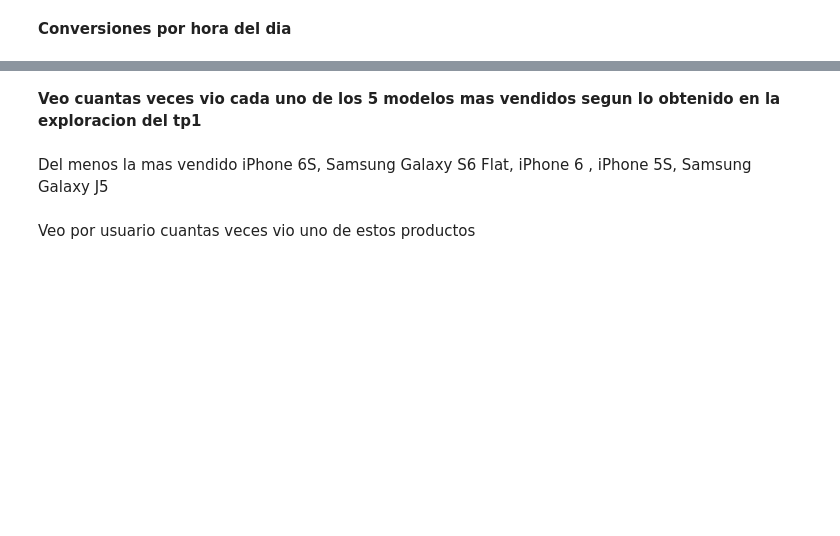
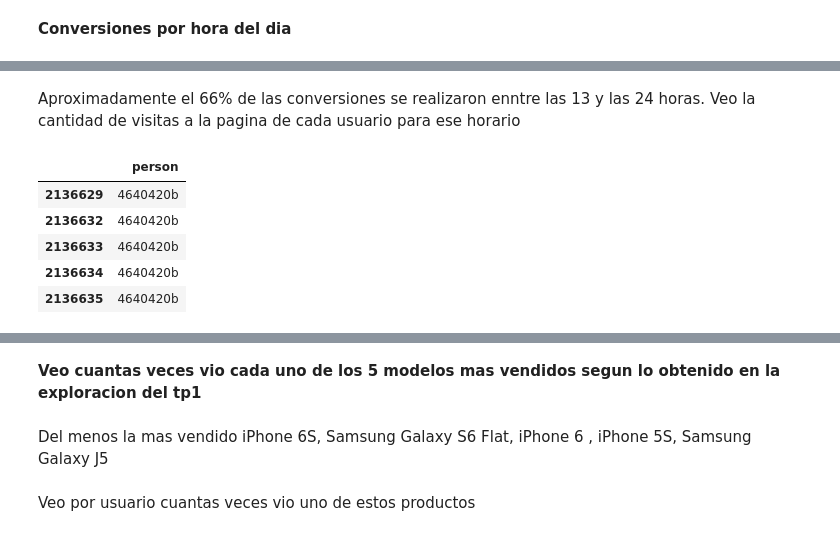
Before and after one commit to Blaz77/DatosReloaded, a Jupyter notebook: TP2/resolucion2.ipynb, the cells around one changed output, grey strips where cells are left out. Drawn from its saved outputs; the diff is of its cells as text; code cells hidden in the pictures; blank space fills up the shorter version.

```diff
--- a/TP2/resolucion2.ipynb
+++ b/TP2/resolucion2.ipynb
@@ -254,0 +256,15 @@ plt.hist(conversions['hour'].value_counts(),bins = 24);
+# %% [markdown]
+Aproximadamente el 66% de las conversiones se realizaron enntre las 13 y las 24 horas.
+Veo la cantidad de visitas a la pagina de cada usuario para ese horario
+# %%
+horario = pd.DataFrame()
+horario = events_data.loc[(events_data['hour'] > 12)&
+                          (events_data['event'] == 'visited site'),['person']]
+horario.head()
+# %% [output]
+|  | person |
+| 2136629 | 4640420b |
+| 2136632 | 4640420b |
+| 2136633 | 4640420b |
+| 2136634 | 4640420b |
+| 2136635 | 4640420b |
```
Also changed, not shown: parts of 9 cells of this notebook.
